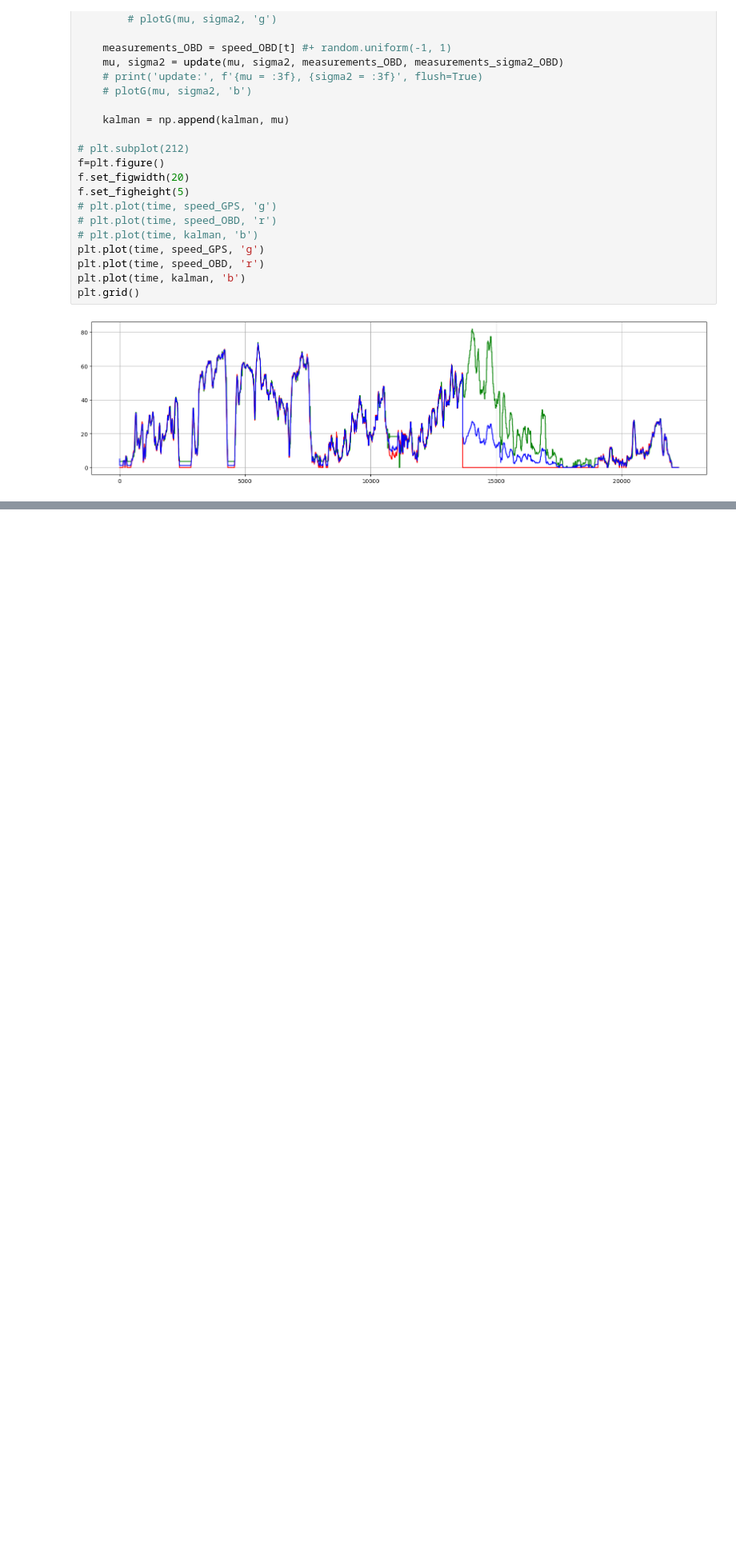
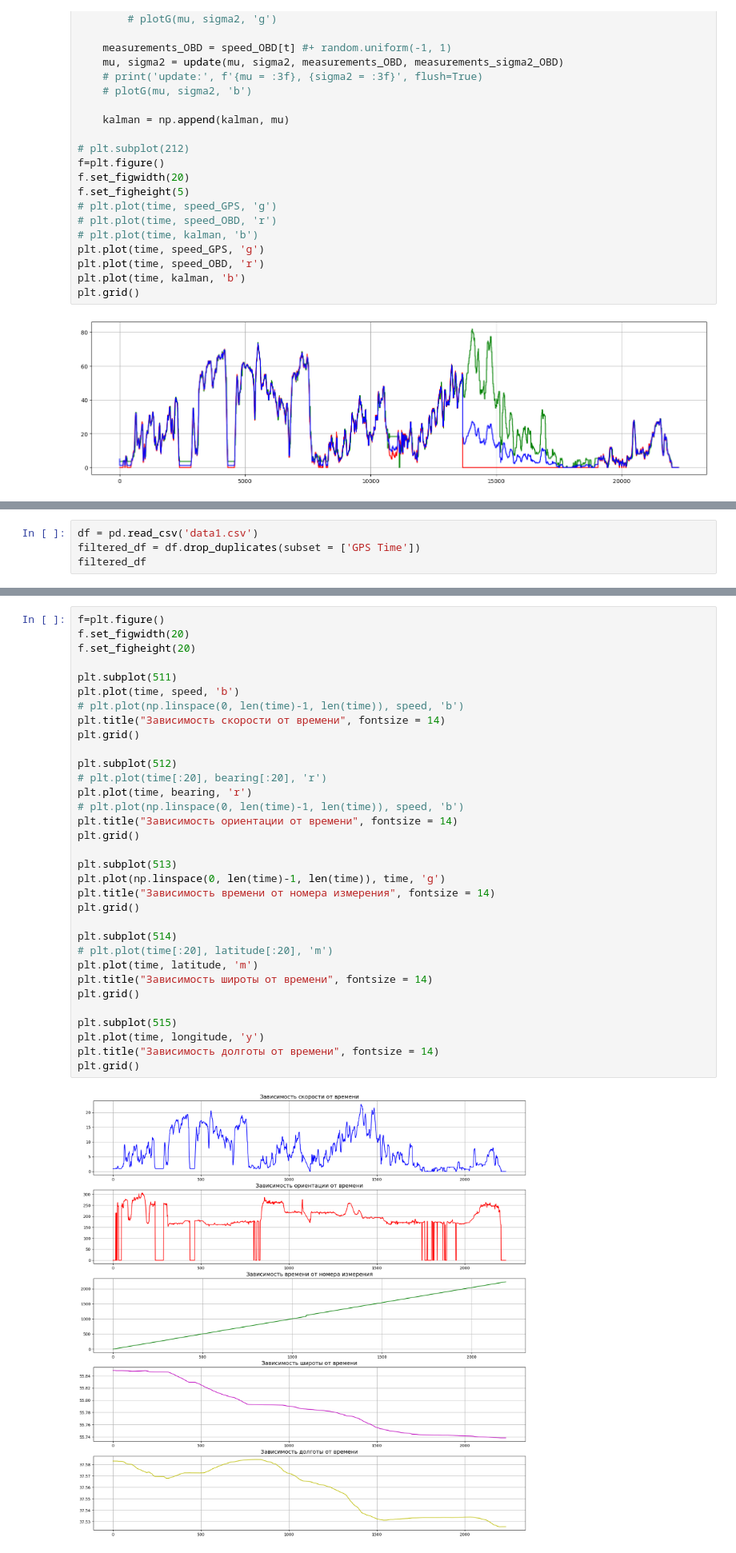
Before and after one commit to 1mm0rTaLzzz/SNAR_HW3_Kalman, a Jupyter notebook: SNAR_Kalman.ipynb, the cells around one changed output, grey strips where cells are left out. Shown at 80% size. Drawn from its saved outputs; the diff is of its cells as text; blank space fills up the shorter version.

```diff
--- a/SNAR_Kalman.ipynb
+++ b/SNAR_Kalman.ipynb
@@ -437,0 +408,4 @@ plt.grid()
+# %%
+df = pd.read_csv('data1.csv')
+filtered_df = df.drop_duplicates(subset = ['GPS Time'])
+filtered_df
@@ -437,0 +492,35 @@ plt.grid()
+# %%
+f=plt.figure()
+f.set_figwidth(20)
+f.set_figheight(20)
+
+plt.subplot(511)
+plt.plot(time, speed, 'b')
+# plt.plot(np.linspace(0, len(time)-1, len(time)), speed, 'b')
+plt.title("Зависимость скорости от времени", fontsize = 14)
+plt.grid()
+
+plt.subplot(512)
+# plt.plot(time[:20], bearing[:20], 'r')
+plt.plot(time, bearing, 'r')
+# plt.plot(np.linspace(0, len(time)-1, len(time)), speed, 'b')
+plt.title("Зависимость ориентации от времени", fontsize = 14)
+plt.grid()
+
+plt.subplot(513)
+plt.plot(np.linspace(0, len(time)-1, len(time)), time, 'g')
+plt.title("Зависимость времени от номера измерения", fontsize = 14)
+plt.grid()
+
+plt.subplot(514)
+# plt.plot(time[:20], latitude[:20], 'm')
+plt.plot(time, latitude, 'm')
+plt.title("Зависимость широты от времени", fontsize = 14)
+plt.grid()
+
+plt.subplot(515)
+plt.plot(time, longitude, 'y')
+plt.title("Зависимость долготы от времени", fontsize = 14)
+plt.grid()
+# %% [output]
+[figure, added]
```
Also changed, not shown: parts of 9 cells of this notebook.
